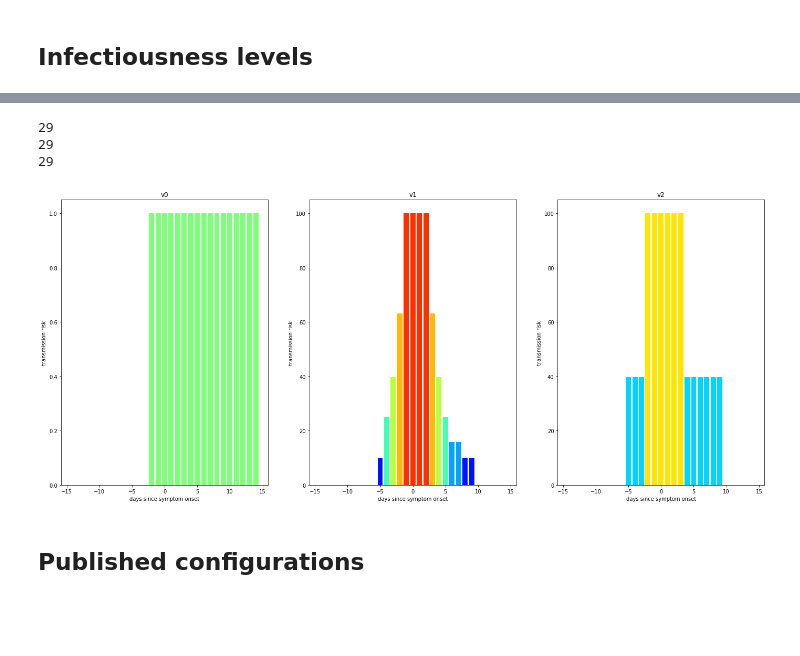
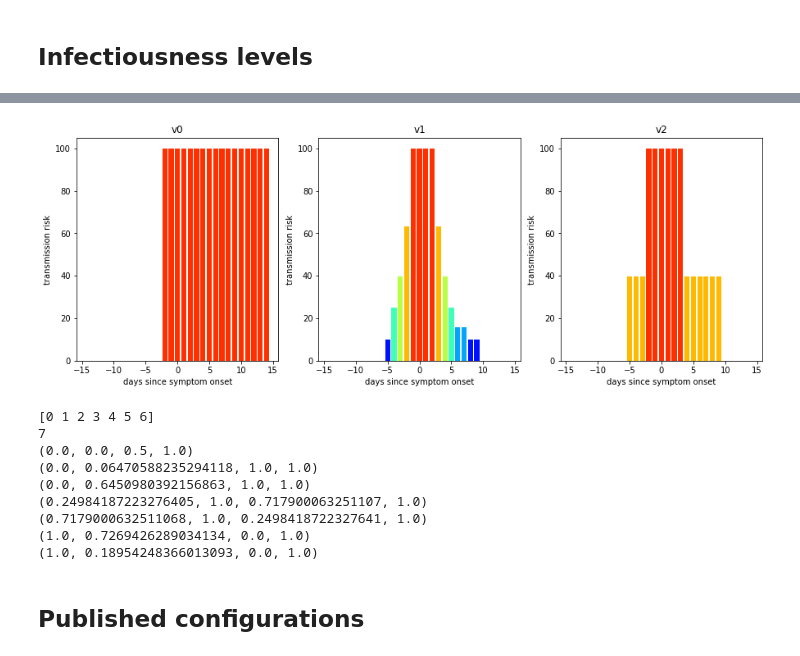
Before and after one commit to probml/covid19, a Jupyter notebook: risk-score-tuner/covid19_risk_score_tuner_github.ipynb, the cells around one changed output, grey strips where cells are left out. Cells and saved outputs as stored; diff of their text form; code cells hidden in the pictures; blank space fills up the shorter version.

```diff
--- a/risk-score-tuner/covid19_risk_score_tuner_github.ipynb
+++ b/risk-score-tuner/covid19_risk_score_tuner_github.ipynb
@@ -374,3 +376,7 @@ def dist_to_atten_sample(distances, params):
     rssi = -scipy.stats.lognorm(s=sigs, scale=np.exp(mus)).rvs()
     atten = params.tx  - (rssi + params.correction)
     return atten
+# %%
+dist = 2
+atten = dist_to_atten(dist)
+print(atten) # the "magic" threshold
@@ -400,0 +410,22 @@ for i, params in enumerate(ble_params_list):
+# %%
+
+import scipy.signal
+
+distance_true  = np.arange(1, 5, 0.01)
+ble_params = BleParams()
+sigma_list = [0, 0.02, np.sqrt(0.33)]
+n = len(sigma_list)
+fig, axs = plt.subplots(1,n, figsize=(5*n,5))
+axs = np.reshape(axs, (n,))
+
+for i, sigma in enumerate(sigma_list):
+  np.random.seed(0)
+  attens = dist_to_atten_sample(distance_true, ble_params, sigma)
+  distance_naive = atten_to_dist(attens, ble_params)
+  distance_medfilt = scipy.signal.medfilt(distance_naive, kernel_size=21)
+  ax = axs[i]
+  ax.plot(distance_true, 'k', lw=5)
+  ax.plot(distance_naive, 'r')
+  ax.plot(distance_medfilt, 'b')
+  ax.set_ylim(0,10)
+  ax.set_title('sigma={:0.3f}'.format(sigma))
@@ -464,7 +519,7 @@ class RiskConfig:
     inf_levels: np.array  = np.array([])
     inf_weights: np.array  = np.array([])
     name: str = ''
-    beta: float = 3.1 * 1e-6 # Wilson table 1
+    beta: float = 3.1  * 1e-4 # Wilson table 1 (divide by 100)
 
 def get_one_hot(targets, num_classes):
   # https://stackoverflow.com/questions/38592324/one-hot-encoding-using-numpy
@@ -591,7 +647,7 @@ def make_infectiousness_params_v1():
   inf_post = np.zeros((5), dtype=int)
   inf_mid = np.array([1, 3, 4, 5, 6, 6, 6, 6, 5, 4, 3, 2, 2, 1, 1])
   inf_levels = np.concatenate((inf_pre, inf_mid, inf_post))
-  inf_weights = np.array([0, 10**1, 10**1.2, 10**1.4, 10**1.6, 10**1.8, 10**2])
+  inf_weights = np.array([0, 10**1, 10**1.2, 10**1.4, 10**1.6, 10**1.8, 10**2])/100
   return inf_levels, inf_weights
 
 def make_infectiousness_params_v2():
@@ -604,7 +660,7 @@ def make_infectiousness_params_v2():
   inf_mid[ndx] = 2
   #inf_mid = np.array([1, 1, 1, 2, 2, 2, 2, 2, 2, 2, 2, 1, 1, 1, 1, 1])
   inf_levels = np.concatenate((inf_pre, inf_mid, inf_post))
-  inf_weights = np.array([0,  10**1.6, 10**2])
+  inf_weights = np.array([0,  10**1.6, 10**2])/100
   return inf_levels, inf_weights
 
 def make_infectiousness_params_v0():
@@ -615,48 +671,65 @@ def make_infectiousness_params_v0():
   levels = np.array(levels)
   weights = np.array([0,1,1]) # drop, standard, high
   return levels, weights
-# %%
-levels0, weights0 = make_infectiousness_params_v0()
-levels1, weights1 = make_infectiousness_params_v1()
-levels2, weights2 = make_infectiousness_params_v2()
-
-print(len(levels0))
-print(len(levels1))
-print(len(levels2))
-# %% [output]
-29
-29
-29
 # %%
 import matplotlib.cm as cm
 cmap = cm.get_cmap('jet')
 ts = np.arange(-14, 14+1, 1)
 levels0, weights0 = make_infectiousness_params_v0()
 levels1, weights1 = make_infectiousness_params_v1()
 levels2, weights2 = make_infectiousness_params_v2()
 
 name_list = ['v0', 'v1', 'v2']
 level_list = [levels0, levels1, levels2]
 weight_list = [weights0, weights1, weights2]
 
 n = len(level_list)
-fig, axs = plt.subplots(1,n, figsize=(8*n,10))
+fig, axs = plt.subplots(1,n, figsize=(5*n,5))
 axs = np.reshape(axs, (n,))
 
 for i in range(n):
   levels = level_list[i]
   weights = weight_list[i]
   name = name_list[i]
   ps = infectiousness_score_batch(ts, levels, weights)
   nlevels = len(np.unique(levels))
-  colors = [cmap(c/nlevels) for c in levels]
+  # match color scheme for 6 levels
+  if nlevels==2:
+    palette = [cmap(0/7), cmap(6/7)]
+    colors = [palette[c] for c in levels]
+  elif nlevels==3: # match color scheme for 6 levels
+    palette = [cmap(0/7), cmap(5/7), cmap(6/7)]
+    colors = [palette[c] for c in levels]
+  else:
+    colors = [cmap(c/nlevels) for c in levels]
   ax = axs[i]
   ax.bar(ts, ps, color = colors)
   ax.set_xlabel('days since symptom onset');
   ax.set_ylabel('transmission risk');
   ax.set_title(name)
 # %% [output]
-[figure, old version]
+[figure, new version]
+# %%
+levels, weights = make_infectiousness_params_v1()
+levels = np.unique(levels)
+nlevels = len(levels)
+print(levels)
+print(nlevels)
+colors = [cmap(c/nlevels) for c in levels]
+for c in colors:
+  print(c)
+
+colors = [(0.0, 0.0, 0.5, 1.0), (1.0, 0.7269426289034134, 0.0, 1.0), (1.0, 0.18954248366013093, 0.0, 1.0)]
+# %% [output]
+[0 1 2 3 4 5 6]
+7
+(0.0, 0.0, 0.5, 1.0)
+(0.0, 0.06470588235294118, 1.0, 1.0)
+(0.0, 0.6450980392156863, 1.0, 1.0)
+(0.24984187223276405, 1.0, 0.717900063251107, 1.0)
+(0.7179000632511068, 1.0, 0.2498418722327641, 1.0)
+(1.0, 0.7269426289034134, 0.0, 1.0)
+(1.0, 0.18954248366013093, 0.0, 1.0)
 # %% [markdown]
 ## Published configurations
 # %%
```
Also changed, not shown: parts of 51 cells of this notebook.
